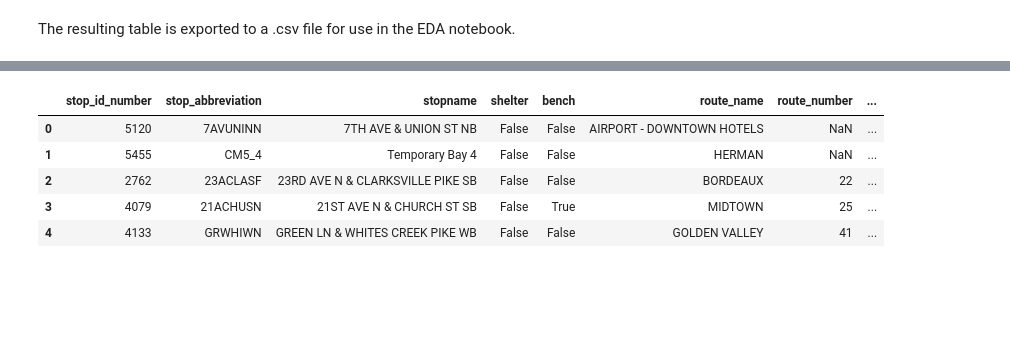
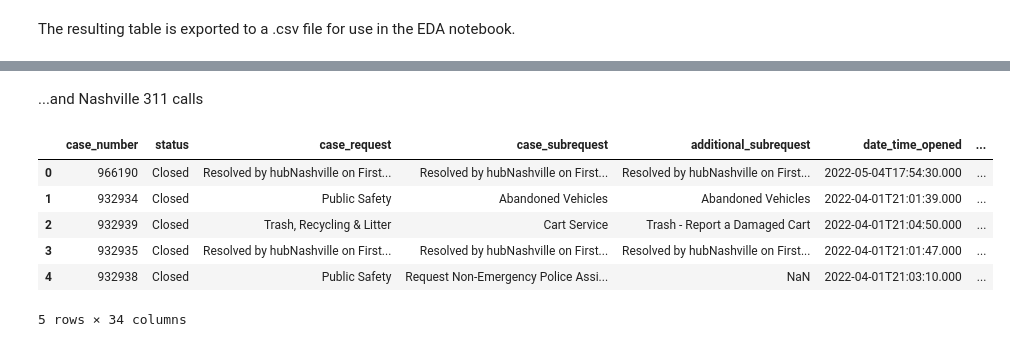
Before and after one commit to jchabinec/Making-Nashvilles-Streets-Safer, a Jupyter notebook: notebooks/get_data.ipynb, the cells around one changed output, grey strips where cells are left out. Drawn from its saved outputs; the diff is of its cells as text; code cells hidden in the pictures; blank space fills up the shorter version.

Commit message:
Adding more data to the maps

```diff
--- a/notebooks/get_data.ipynb
+++ b/notebooks/get_data.ipynb
@@ -163,11 +180,14 @@ rta_stops.to_csv('../data/clean/rta_stops.csv')
+# %% [markdown]
+...and Nashville 311 calls
 # %%
-wego_export = client.get("vfe9-k7vc", limit=20000000)
-wego_stops_raw = pd.DataFrame.from_records(wego_export)
-wego_stops.head()
+nash_311_export = client.get("7qhx-rexh", limit=2000000)
+nash_311_raw = pd.DataFrame.from_records(nash_311_export)
+nash_311_raw.head()
 # %% [output]
-|  | stop_id_number | stop_abbreviation | stopname | shelter | bench | route_name | route_number | ... |
-| 0 | 5120 | 7AVUNINN | 7TH AVE & UNION ST NB | False | False | AIRPORT - DOWNTOWN HOTELS | NaN | ... |
-| 1 | 5455 | CM5_4 | Temporary Bay 4 | False | False | HERMAN | NaN | ... |
-| 2 | 2762 | 23ACLASF | 23RD AVE N & CLARKSVILLE PIKE SB | False | False | BORDEAUX | 22 | ... |
-| 3 | 4079 | 21ACHUSN | 21ST AVE N & CHURCH ST SB | False | True | MIDTOWN | 25 | ... |
-| 4 | 4133 | GRWHIWN | GREEN LN & WHITES CREEK PIKE WB | False | False | GOLDEN VALLEY | 41 | ... |
+|  | case_number | status | case_request | case_subrequest | additional_subrequest | date_time_opened | ... |
+| 0 | 966190 | Closed | Resolved by hubNashville on First... | Resolved by hubNashville on First... | Resolved by hubNashville on First... | 2022-05-04T17:54:30.000 | ... |
+| 1 | 932934 | Closed | Public Safety | Abandoned Vehicles | Abandoned Vehicles | 2022-04-01T21:01:39.000 | ... |
+| 2 | 932939 | Closed | Trash, Recycling & Litter | Cart Service | Trash - Report a Damaged Cart | 2022-04-01T21:04:50.000 | ... |
+| 3 | 932935 | Closed | Resolved by hubNashville on First... | Resolved by hubNashville on First... | Resolved by hubNashville on First... | 2022-04-01T21:01:47.000 | ... |
+| 4 | 932938 | Closed | Public Safety | Request Non-Emergency Police Assi... | NaN | 2022-04-01T21:03:10.000 | ... |
+5 rows × 34 columns
```
Also changed, not shown: parts of 19 cells of this notebook, 3 other files.
